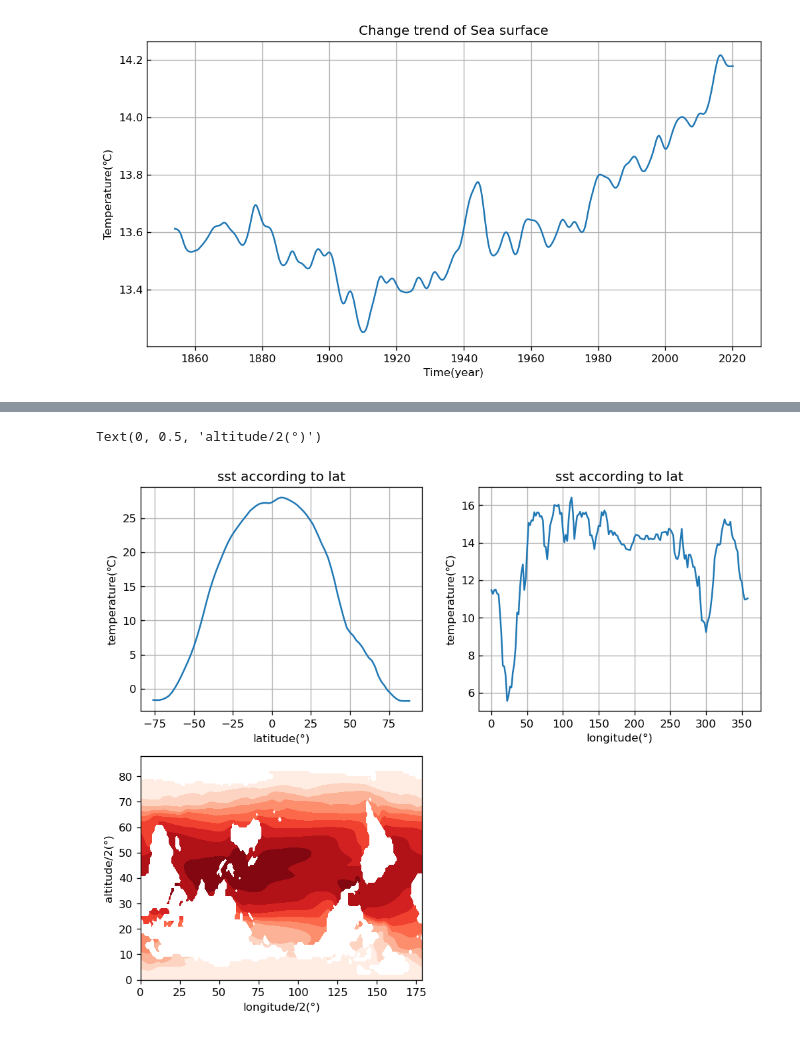
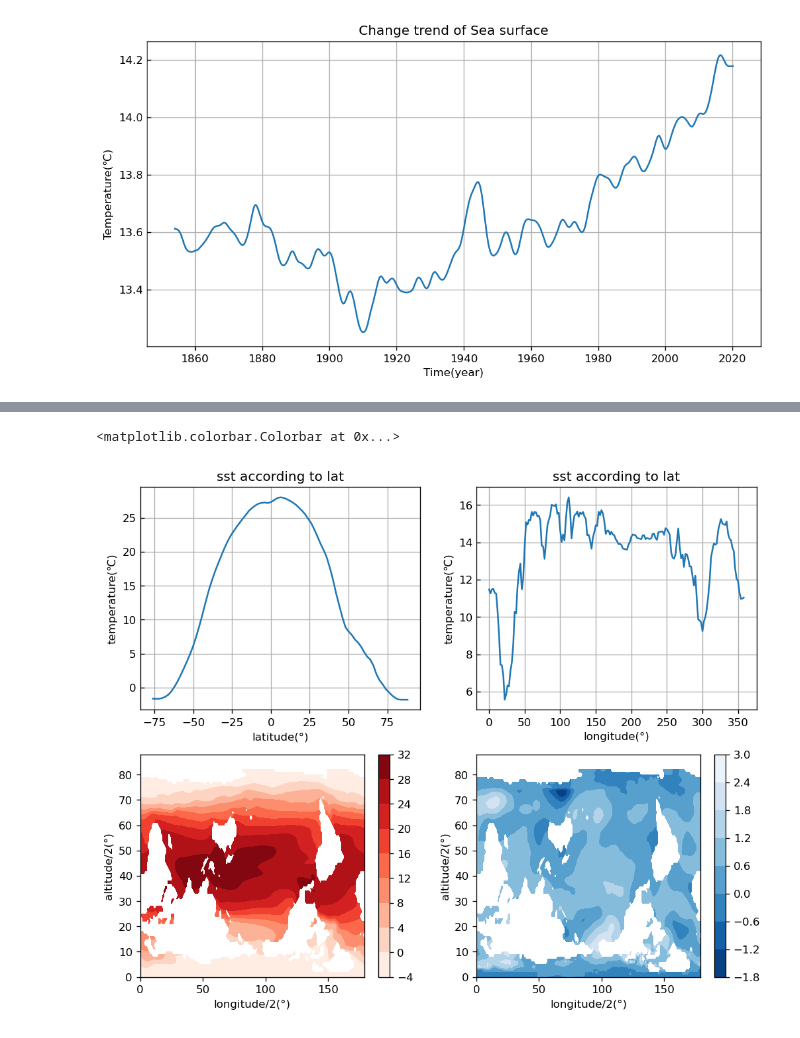
Before and after one commit to rico12312/ESE5023_Assignments_12332293, a Jupyter notebook: PS/PS3/PS3.ipynb, the cells around one changed output, grey strips where cells are left out. Cells and saved outputs as stored; diff of their text form; code cells hidden in the pictures.

```diff
--- a/PS/PS3/PS3.ipynb
+++ b/PS/PS3/PS3.ipynb
@@ -606,33 +604,42 @@ Attributes: (12/30)
 mean_lat = data.mean(dim='time').mean(dim='lon')
 mean_lon = data.mean(dim='time').mean(dim='lat')
 mean_all = data.mean(dim='time')
+data1 = data.where(data['time'].dt.year==2019).mean(dim='time') - mean_all
 # %%
 plt.figure(figsize=(10,8),dpi=120)
 
 # plot
 # plot the sst according to lat
 plt.subplot(2,2,1)
 plt.plot(mean_lat['lat'],mean_lat['sst'])
 plt.title('sst according to lat')
 plt.xlabel('latitude(°)')
 plt.ylabel('temperature(℃)')
 plt.tick_params(axis='y',left=True,direction='in',which='both')
 plt.grid()
 
 # plot the sst according to lon
 plt.subplot(2,2,2)
 plt.plot(mean_lon['lon'],mean_lon['sst'])
 plt.title('sst according to lat')
 plt.xlabel('longitude(°)')
 plt.ylabel('temperature(℃)')
 plt.tick_params(axis='y',left=True,direction='in',which='both')
 plt.grid()
 
-# plot the 2d
+# plot the 2d time -mean surface
 plt.subplot(2,2,3)
 plt.contourf(mean_all['sst'],cmap='Reds')
 plt.xlabel('longitude/2(°)')
 plt.ylabel('altitude/2(°)')
+plt.colorbar()
+
+# plot the change of sst between 2019 and the mean_surface
+plt.subplot(2,2,4)
+plt.contourf(data1['sst'],cmap='Blues_r')
+plt.xlabel('longitude/2(°)')
+plt.ylabel('altitude/2(°)')
+plt.colorbar()
 # %% [output]
-Text(0, 0.5, 'altitude/2(°)')
+<matplotlib.colorbar.Colorbar at 0x...>
-[figure, old version]
+[figure, new version]
```
Also changed, not shown: parts of 10 cells of this notebook, 1 other file.
